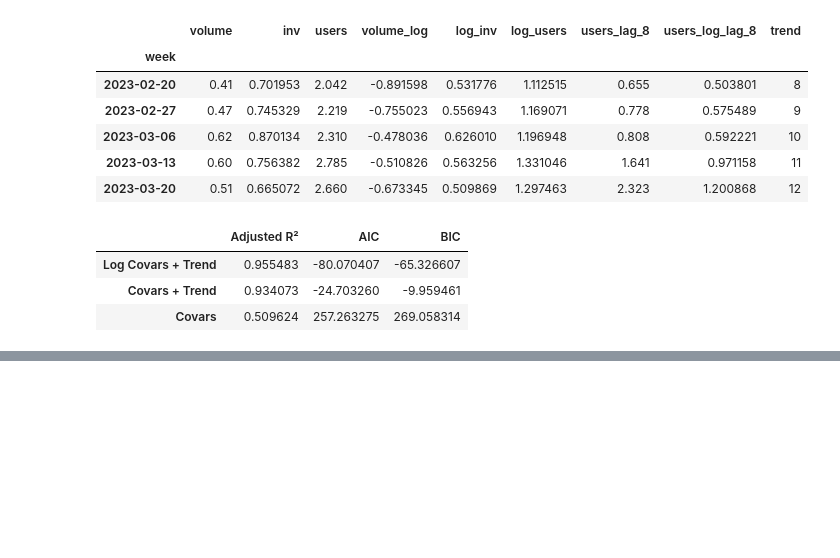
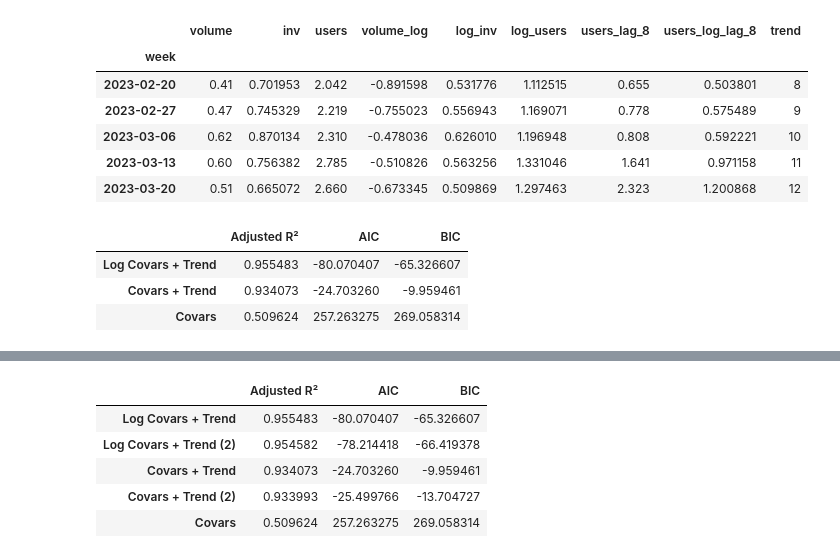
Before and after one commit to kauanmaf/Time-Series-A2, a Jupyter notebook: relatorio.ipynb, the cells around one changed output, grey strips where cells are left out. Drawn from its saved outputs; the diff is of its cells as text; code cells hidden in the pictures; blank space fills up the shorter version.

```diff
--- a/relatorio.ipynb
+++ b/relatorio.ipynb
@@ -435,0 +486,36 @@ Em seguida, fica claro que o melhor modelo dentre esses é o modelo de elasticid
+# %%
+log_models = {}
+
+predictions = {}
+models = {}
+
+models_cols.update({
+    "Log Covars + Trend (2)": ["trend", "log_inv", "users_log_lag_8"],
+    "Covars + Trend (2)": ["trend", "inv", "users_lag_8"],
+})
+
+results = {}
+
+for model_name, cols in models_cols.items():
+    X_model = sm.add_constant(X[cols])
+
+    model = sm.OLS(y_log, X_model).fit()
+    log_models[model_name] = model
+
+    metrics = {}
+
+    metrics["Adjusted R²"] = log_models[model_name].rsquared_adj
+    metrics["AIC"] = log_models[model_name].aic
+    metrics["BIC"] = log_models[model_name].bic
+
+    results[model_name] = metrics
+
+results_df = pd.DataFrame(results).T
+display(results_df.sort_values(by="Adjusted R²", ascending=False))
+# %% [output]
+|  | Adjusted R² | AIC | BIC |
+| Log Covars + Trend | 0.955483 | -80.070407 | -65.326607 |
+| Log Covars + Trend (2) | 0.954582 | -78.214418 | -66.419378 |
+| Covars + Trend | 0.934073 | -24.703260 | -9.959461 |
+| Covars + Trend (2) | 0.933993 | -25.499766 | -13.704727 |
+| Covars | 0.509624 | 257.263275 | 269.058314 |
```
Also changed, not shown: parts of 3 cells of this notebook.
